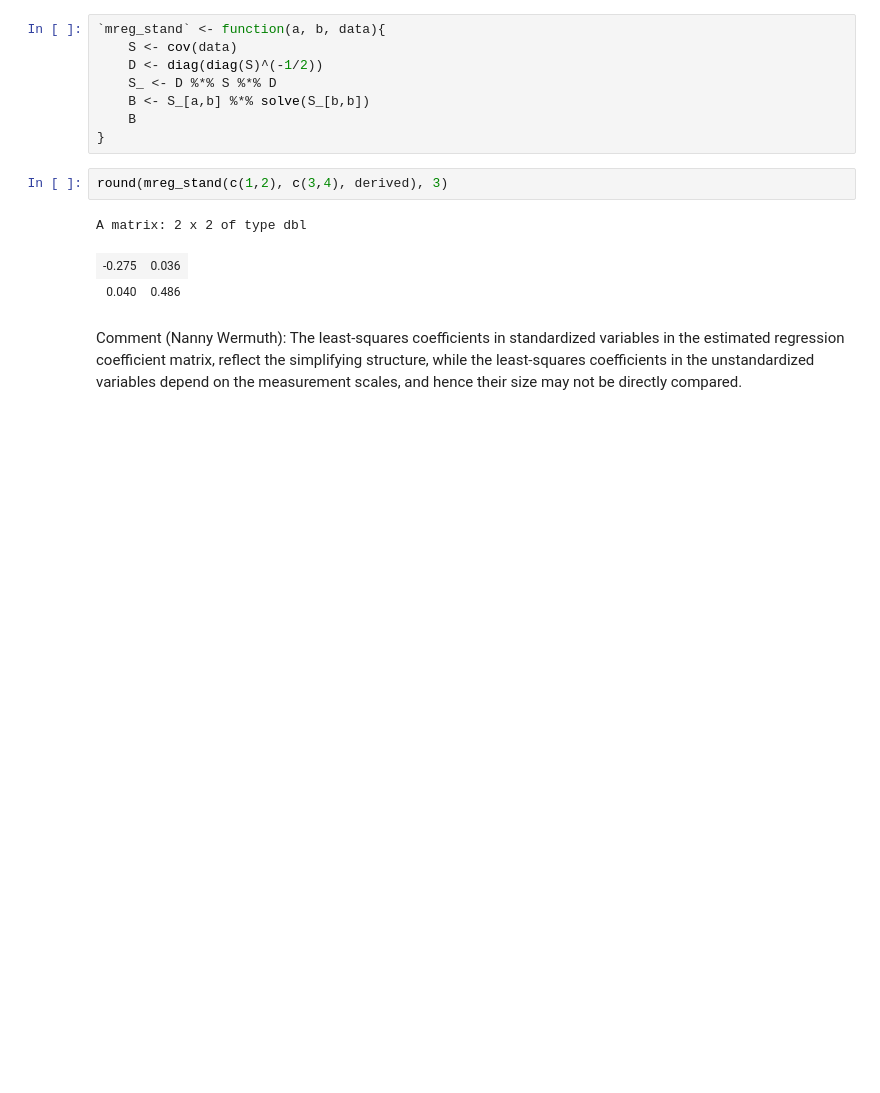
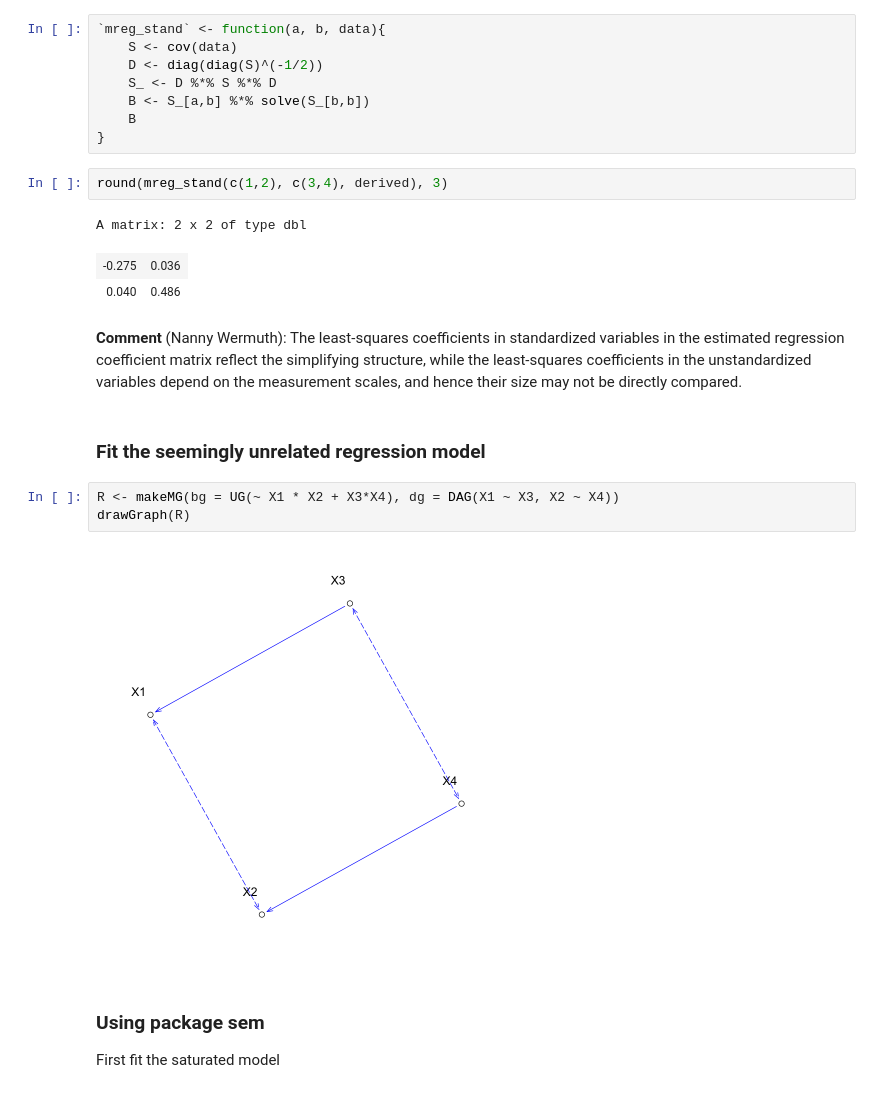
Before and after one commit to StaThin/RGM, a Jupyter notebook: examples.ipynb, the cells around one changed output. Cells and saved outputs as stored; diff of their text form; blank space fills up the shorter version.

```diff
--- a/examples.ipynb
+++ b/examples.ipynb
@@ -558,4 +578,15 @@ A matrix: 2 x 2 of type dbl
 | -0.275 | 0.036 |
 | 0.040 | 0.486 |
 # %% [markdown]
-Comment (Nanny Wermuth): The least-squares coefficients in standardized variables in the estimated regression coefficient matrix, reflect the simplifying structure, while the least-squares coefficients in the unstandardized variables depend on the measurement scales, and hence their size may not be directly compared.
+**Comment** (Nanny Wermuth): The least-squares coefficients in standardized variables in the estimated regression coefficient matrix reflect the simplifying structure, while the least-squares coefficients in the unstandardized variables depend on the measurement scales, and hence their size may not be directly compared.
+# %% [markdown]
+### Fit the seemingly unrelated regression model
+# %%
+R <- makeMG(bg = UG(~ X1 * X2 + X3*X4), dg = DAG(X1 ~ X3, X2 ~ X4))
+drawGraph(R)
+# %% [output]
+[figure, added]
+# %% [markdown]
+### Using package **sem**
+
+First fit the saturated model
```
Also changed, not shown: parts of 9 cells of this notebook, 1 other file.
